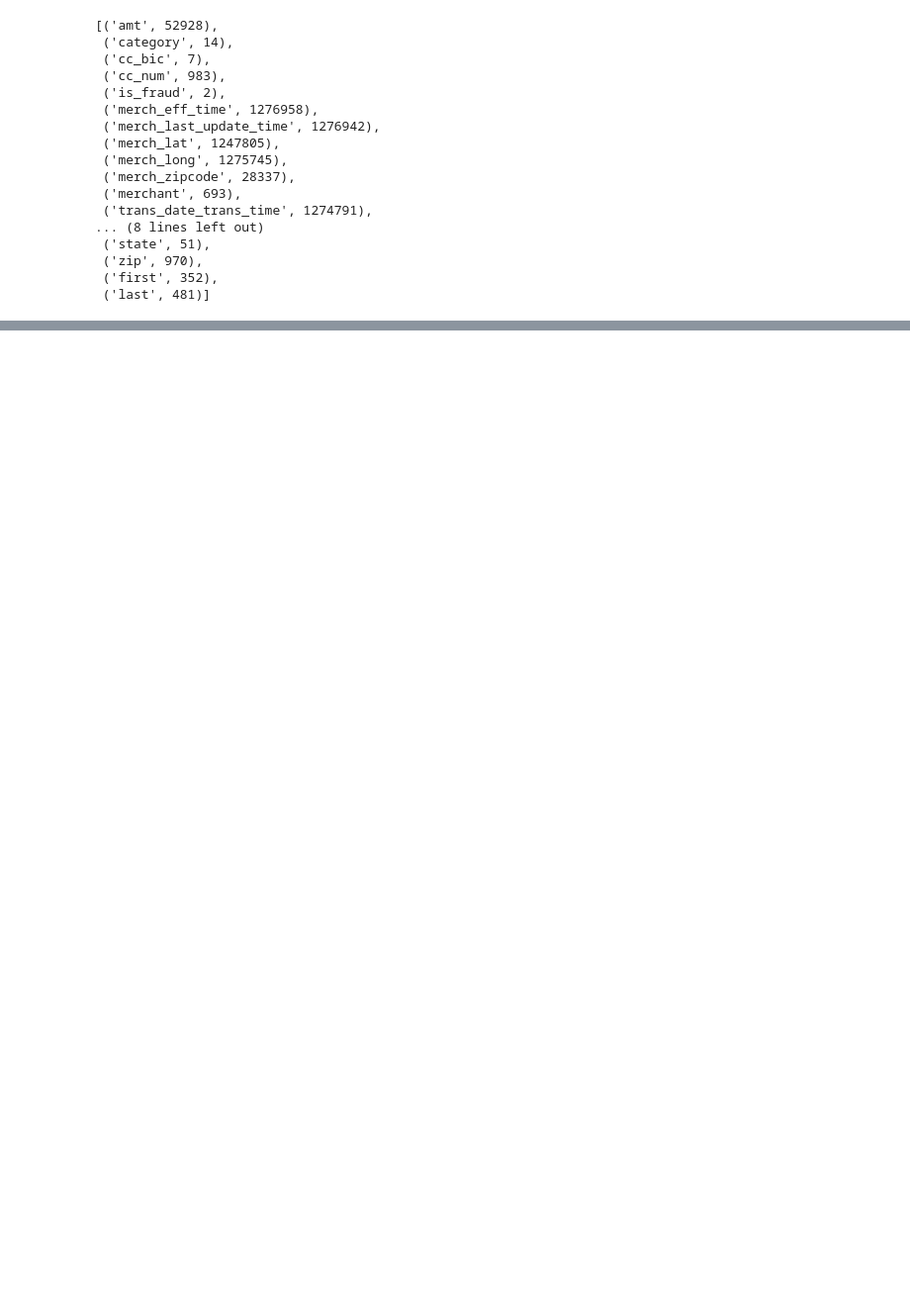
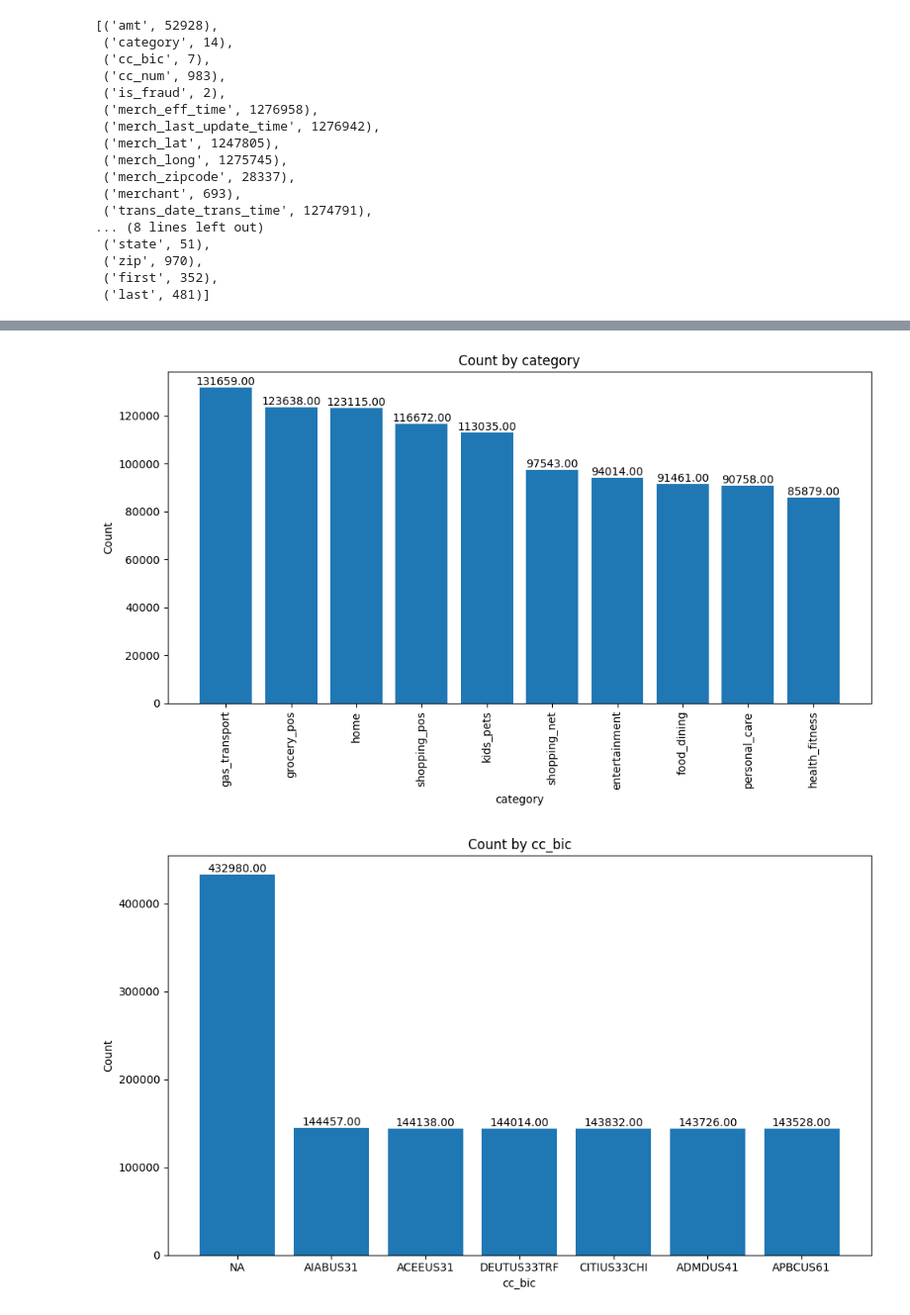
Before and after one commit to hnsa9/etl, a Jupyter notebook: etl.ipynb, the cells around one changed output, grey strips where cells are left out. Shown at 99% size. Saved outputs shown, nothing was run; the diff lists cells and outputs as text; code cells hidden in the pictures; blank space fills up the shorter version.

```diff
--- a/etl.ipynb
+++ b/etl.ipynb
@@ -812,0 +984,21 @@ To do:
+# %%
+merchant_column = ["category", "cc_bic", "merchant"]
+# %%
+for column in merchant_column:
+    rotate = None
+    df_count = transaction_data.get_column_values_count(column, num_show=10).toPandas()[
+        :10
+    ]
+    if column in ["merchant", "category"]:
+        rotate = 90
+    plot_bar_chart(
+        df_count[column],
+        df_count["count"],
+        f"Count by {column}",
+        column,
+        "Count",
+        rotate=rotate,
+    )
+# %% [output]
+[figure, added]
+[figure, added]
```
Also changed, not shown: parts of 58 cells of this notebook.
